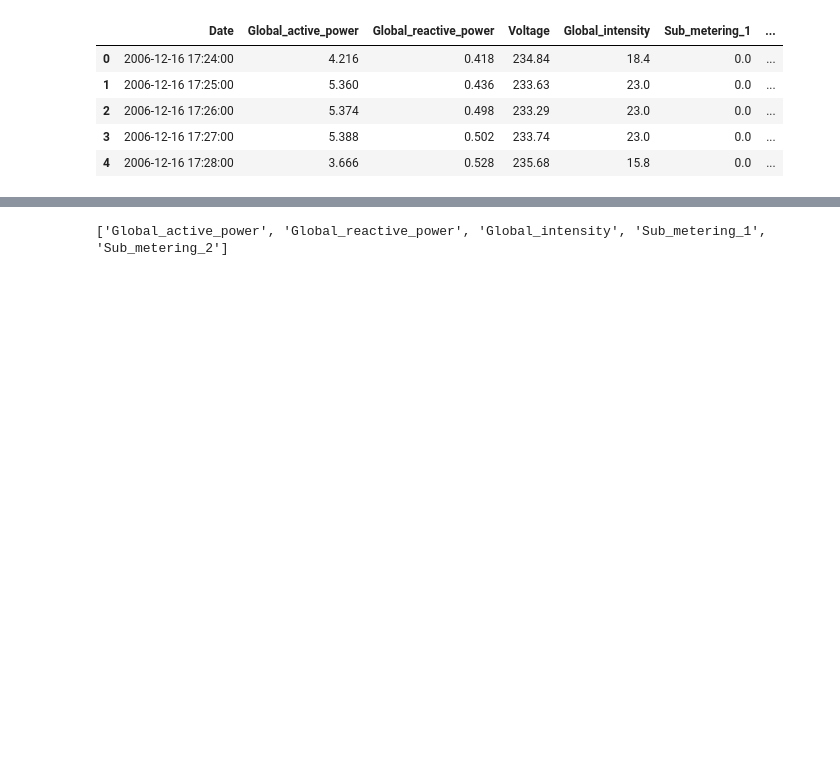
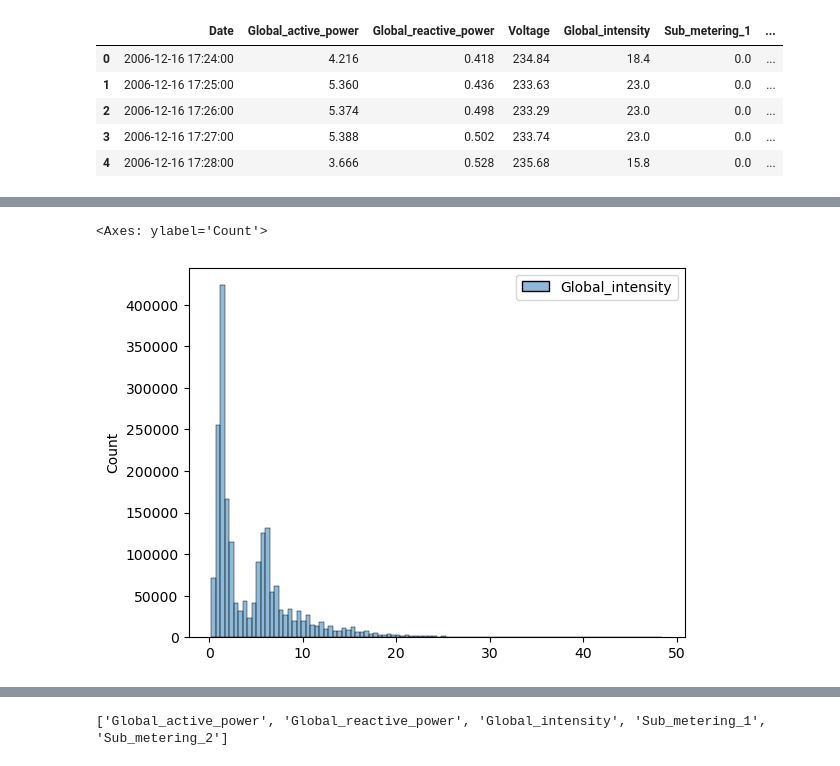
Before and after one commit to LewisT1424/Energy-Consumption-Forecasting, a Jupyter notebook: main.ipynb, the cells around one changed output, grey strips where cells are left out. Cells and saved outputs as stored; diff of their text form; code cells hidden in the pictures; blank space fills up the shorter version.

```diff
--- a/main.ipynb
+++ b/main.ipynb
@@ -60,0 +60,5 @@ sns.boxplot(x=df['Global_active_power'])
+# %%
+sns.histplot(data=data[['Global_intensity']], bins=100)
+# %% [output]
+<Axes: ylabel='Count'>
+[figure, added]
```
Also changed, not shown: parts of 16 cells of this notebook.
